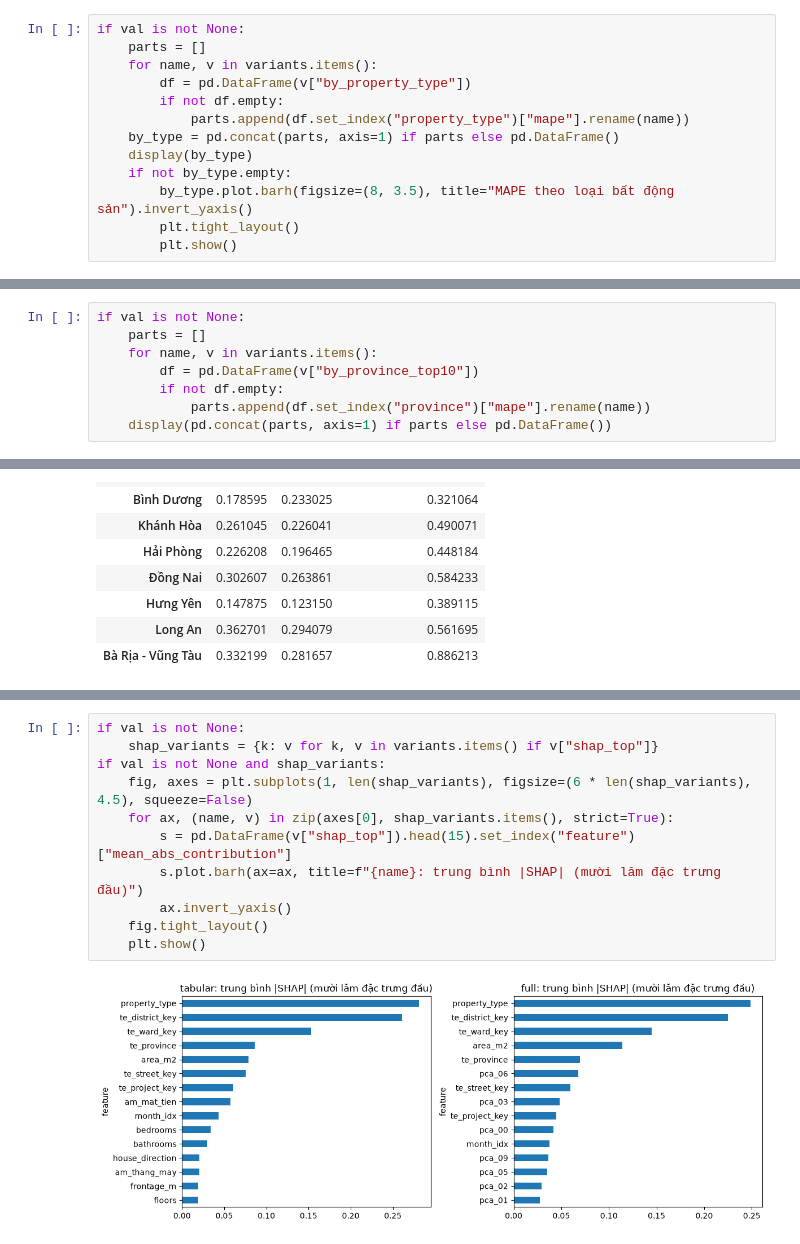
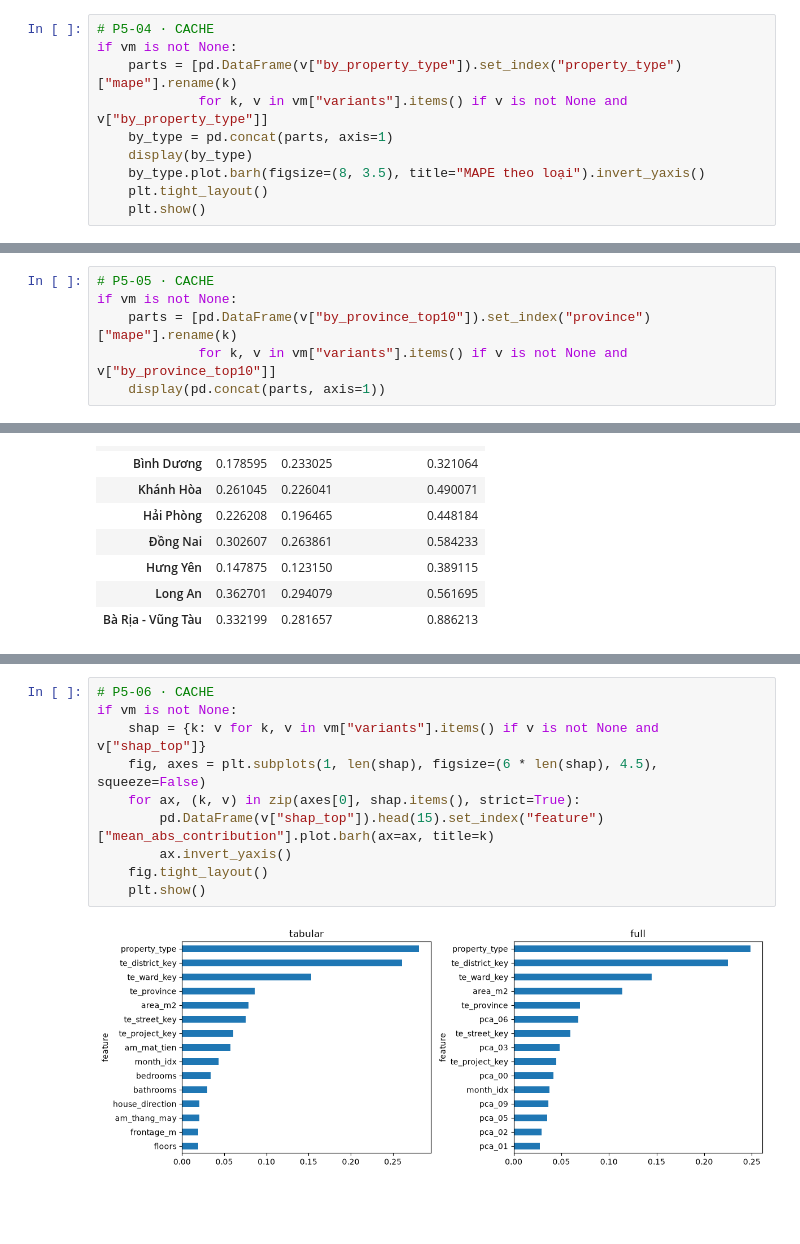
Before and after one commit to ngtukien/Vietnam-Real-Estates, a Jupyter notebook: notebooks/05_valuation.ipynb, the cells around one changed output, grey strips where cells are left out. Drawn from its saved outputs; the diff is of its cells as text; blank space fills up the shorter version.

Commit message:
feat(notebooks): 05_valuation (P5-01..P5-08) with cell cache
Co-Authored-By: Claude Opus 5.5 <noreply@anthropic.com>

```diff
--- a/notebooks/05_valuation.ipynb
+++ b/notebooks/05_valuation.ipynb
@@ -111,16 +89,13 @@ Thêm vector mô tả (`full`) đổi MAPE từ 24,0% thành 19,1% trên cùng t
 # %%
-if val is not None:
-    parts = []
-    for name, v in variants.items():
-        df = pd.DataFrame(v["by_property_type"])
-        if not df.empty:
-            parts.append(df.set_index("property_type")["mape"].rename(name))
-    by_type = pd.concat(parts, axis=1) if parts else pd.DataFrame()
+# P5-04 · CACHE
+if vm is not None:
+    parts = [pd.DataFrame(v["by_property_type"]).set_index("property_type")["mape"].rename(k)
+             for k, v in vm["variants"].items() if v is not None and v["by_property_type"]]
+    by_type = pd.concat(parts, axis=1)
     display(by_type)
-    if not by_type.empty:
-        by_type.plot.barh(figsize=(8, 3.5), title="MAPE theo loại bất động sản").invert_yaxis()
-        plt.tight_layout()
-        plt.show()
+    by_type.plot.barh(figsize=(8, 3.5), title="MAPE theo loại").invert_yaxis()
+    plt.tight_layout()
+    plt.show()
 # %% [output]
 |  | tabular | full | baseline_ward_median |
 | property_type |  |  |  |
@@ -135,11 +114,9 @@ if val is not None:
 # %%
-if val is not None:
-    parts = []
-    for name, v in variants.items():
-        df = pd.DataFrame(v["by_province_top10"])
-        if not df.empty:
-            parts.append(df.set_index("province")["mape"].rename(name))
-    display(pd.concat(parts, axis=1) if parts else pd.DataFrame())
+# P5-05 · CACHE
+if vm is not None:
+    parts = [pd.DataFrame(v["by_province_top10"]).set_index("province")["mape"].rename(k)
+             for k, v in vm["variants"].items() if v is not None and v["by_province_top10"]]
+    display(pd.concat(parts, axis=1))
 # %% [output]
 |  | tabular | full | baseline_ward_median |
 | province |  |  |  |
@@ -158,13 +140,12 @@ if val is not None:
 # %%
-if val is not None:
-    shap_variants = {k: v for k, v in variants.items() if v["shap_top"]}
-if val is not None and shap_variants:
-    fig, axes = plt.subplots(1, len(shap_variants), figsize=(6 * len(shap_variants), 4.5), squeeze=False)
-    for ax, (name, v) in zip(axes[0], shap_variants.items(), strict=True):
-        s = pd.DataFrame(v["shap_top"]).head(15).set_index("feature")["mean_abs_contribution"]
-        s.plot.barh(ax=ax, title=f"{name}: trung bình |SHAP| (mười lăm đặc trưng đầu)")
+# P5-06 · CACHE
+if vm is not None:
+    shap = {k: v for k, v in vm["variants"].items() if v is not None and v["shap_top"]}
+    fig, axes = plt.subplots(1, len(shap), figsize=(6 * len(shap), 4.5), squeeze=False)
+    for ax, (k, v) in zip(axes[0], shap.items(), strict=True):
+        pd.DataFrame(v["shap_top"]).head(15).set_index("feature")["mean_abs_contribution"].plot.barh(ax=ax, title=k)
         ax.invert_yaxis()
     fig.tight_layout()
     plt.show()
 # %% [output]
-[figure, old version]
+[figure, new version]
```
Also changed, not shown: parts of 24 cells of this notebook, 1 other file.
